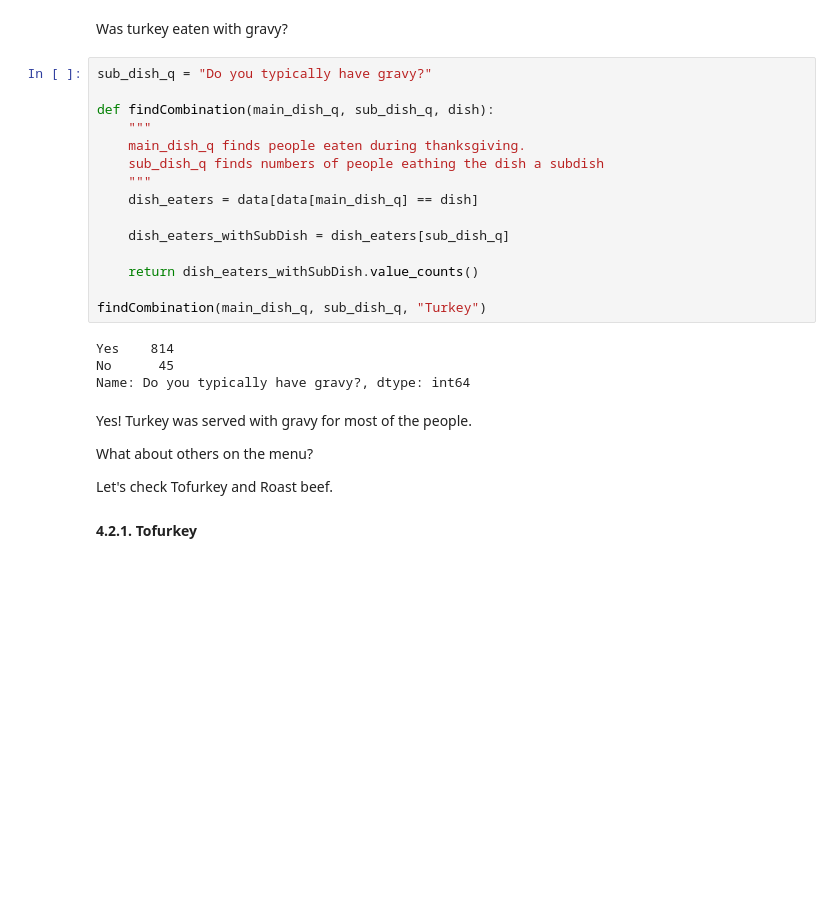
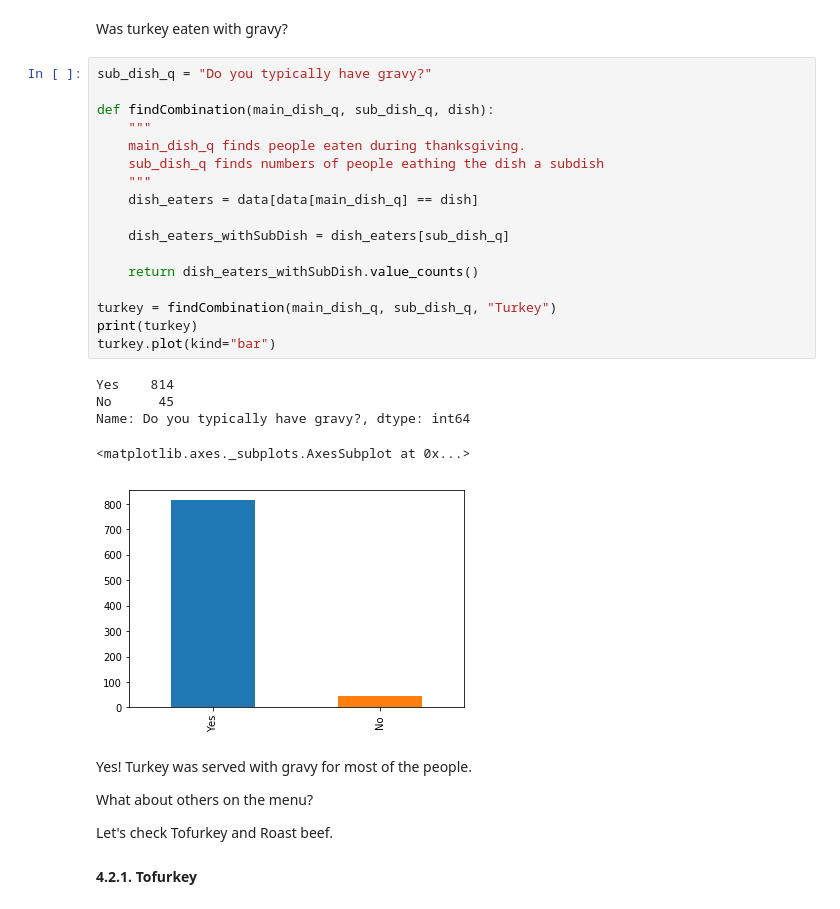
Before and after one commit to gknam/dataquest_projects, a Jupyter notebook: DataScientist/Step2_DataAnalVis/1_pandas/project1/thanksgiving-2015-poll.ipynb, the cells around one changed output. Drawn from its saved outputs; the diff is of its cells as text; blank space fills up the shorter version.

```diff
--- a/DataScientist/Step2_DataAnalVis/1_pandas/project1/thanksgiving-2015-poll.ipynb
+++ b/DataScientist/Step2_DataAnalVis/1_pandas/project1/thanksgiving-2015-poll.ipynb
@@ -85,22 +96,26 @@ Was turkey eaten with gravy?
 # %%
 sub_dish_q = "Do you typically have gravy?"
 
 def findCombination(main_dish_q, sub_dish_q, dish):
     """
     main_dish_q finds people eaten during thanksgiving.
     sub_dish_q finds numbers of people eathing the dish a subdish
     """
     dish_eaters = data[data[main_dish_q] == dish]
 
     dish_eaters_withSubDish = dish_eaters[sub_dish_q]
 
     return dish_eaters_withSubDish.value_counts()
 
-findCombination(main_dish_q, sub_dish_q, "Turkey")
+turkey = findCombination(main_dish_q, sub_dish_q, "Turkey")
+print(turkey)
+turkey.plot(kind="bar")
 # %% [output]
 Yes    814
 No      45
 Name: Do you typically have gravy?, dtype: int64
+<matplotlib.axes._subplots.AxesSubplot at 0x...>
+[figure, added]
 # %% [markdown]
 Yes! Turkey was served with gravy for most of the people.
 
```
Also changed, not shown: parts of 23 cells of this notebook.
